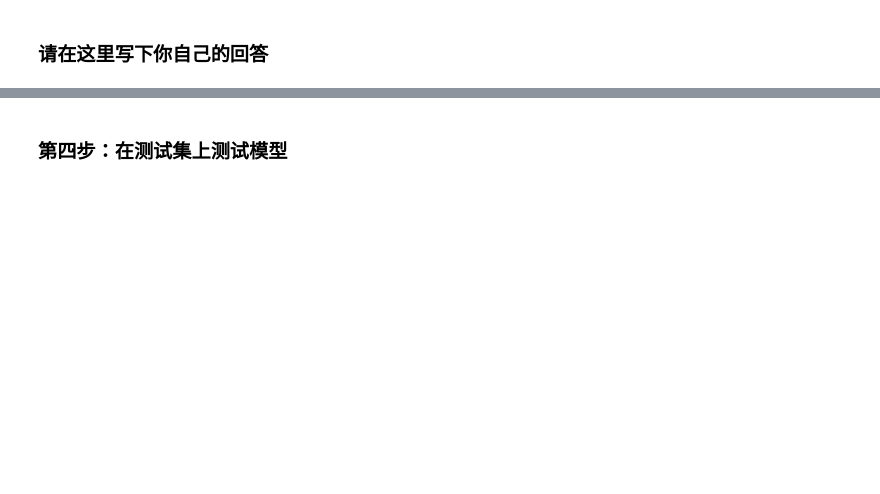
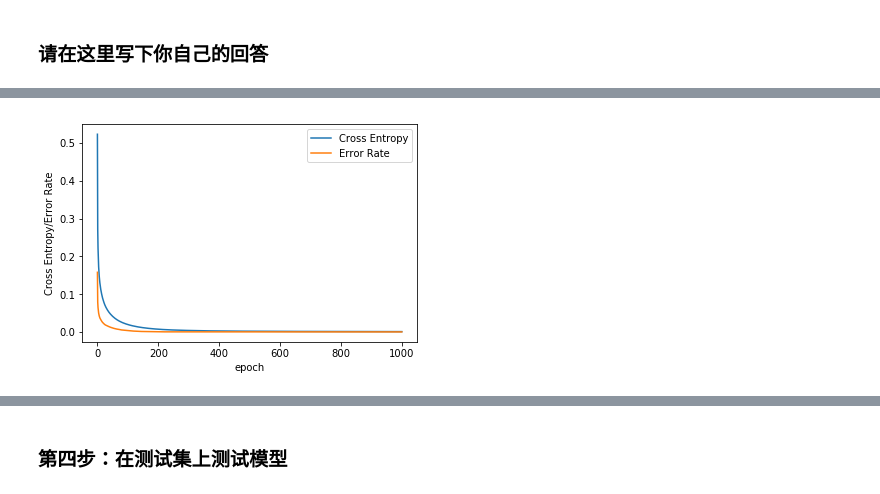
Before and after one commit to fengdasuk19/homework, a Jupyter notebook: homework01-0823/MINST.ipynb, the cells around one changed output, grey strips where cells are left out. Cells and saved outputs as stored; diff of their text form; code cells hidden in the pictures; blank space fills up the shorter version.

```diff
--- a/homework01-0823/MINST.ipynb
+++ b/homework01-0823/MINST.ipynb
@@ -192,0 +204,3 @@ plt.show()
+# %%
+cost = torch.nn.CrossEntropyLoss()
+optimizer = torch.optim.Adagrad(net.parameters()) #SGD(net.parameters(), lr = 0.1)
@@ -192,0 +215,33 @@ plt.show()
+# %%
+# 提示：有两重循环，最外面层是多少次的训练，里层为对数据批次（batch）的循环
+losses = []
+errors = []
+
+# 神经网络训练循环
+batch_size = 128
+for i in range(1000):
+#   每128个样本点被划分为一个撮，在循环的时候一撮一撮地读取
+    batch_loss = []
+    batch_error = []
+#   start和end分别是提取一个batch数据的起始和终止下标
+    for start in range(0, len(train_X), batch_size):
+        end = (start + batch_size) if (start + batch_size) < len(train_X) else len(train_X)
+        xx = Variable(torch.FloatTensor(train_X[start:end])) #从训练数据train_X中提取数据
+        yy = Variable(torch.LongTensor(train_Y[start:end]))  #从训练数据train_Y中提取标签，注意标签数据为整数，因此相应的tensor也要为long
+        predict = net(xx) #用神经网络进行预测
+        loss = cost(predict, yy) #计算损失函数（交叉熵）
+        optimizer.zero_grad() #清空梯度
+        loss.backward() #开始反向传播
+        optimizer.step() #开始更新梯度
+
+        # add loss & error rate of this batch
+        batch_loss.append(loss.data.numpy())
+        batch_error.append(error_rate(predict, yy))
+
+    # append loss and error
+    losses.append(np.mean(batch_loss))
+    errors.append(np.mean(batch_error))
+
+#  每隔100步输出一下损失值（loss）
+    if i % 100==0:
+        print(i, np.mean(batch_loss), np.mean(batch_error))
@@ -192,0 +259,11 @@ plt.show()
+# %%
+# 请绘制上面训练过程的损失函数曲线，以及'''错误率曲线'''！！！
+
+plt.plot(np.arange(len(losses)), losses, label='Cross Entropy')
+plt.plot(np.arange(len(errors)), errors, label='Error Rate')
+plt.xlabel('epoch')
+plt.ylabel('Cross Entropy/Error Rate')
+plt.legend()
+plt.show()
+# %% [output]
+[figure, added]
```
Also changed, not shown: parts of 43 cells of this notebook.
